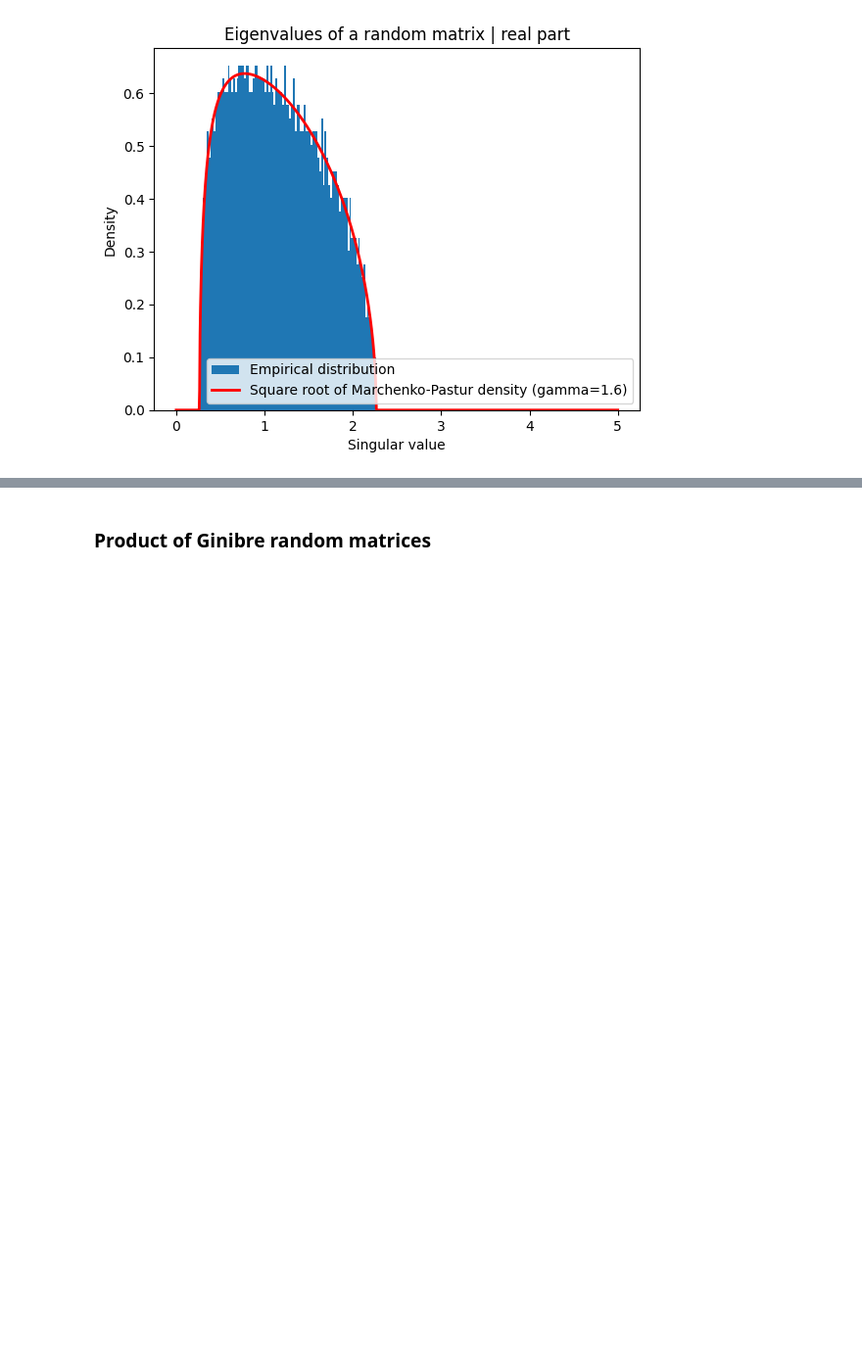
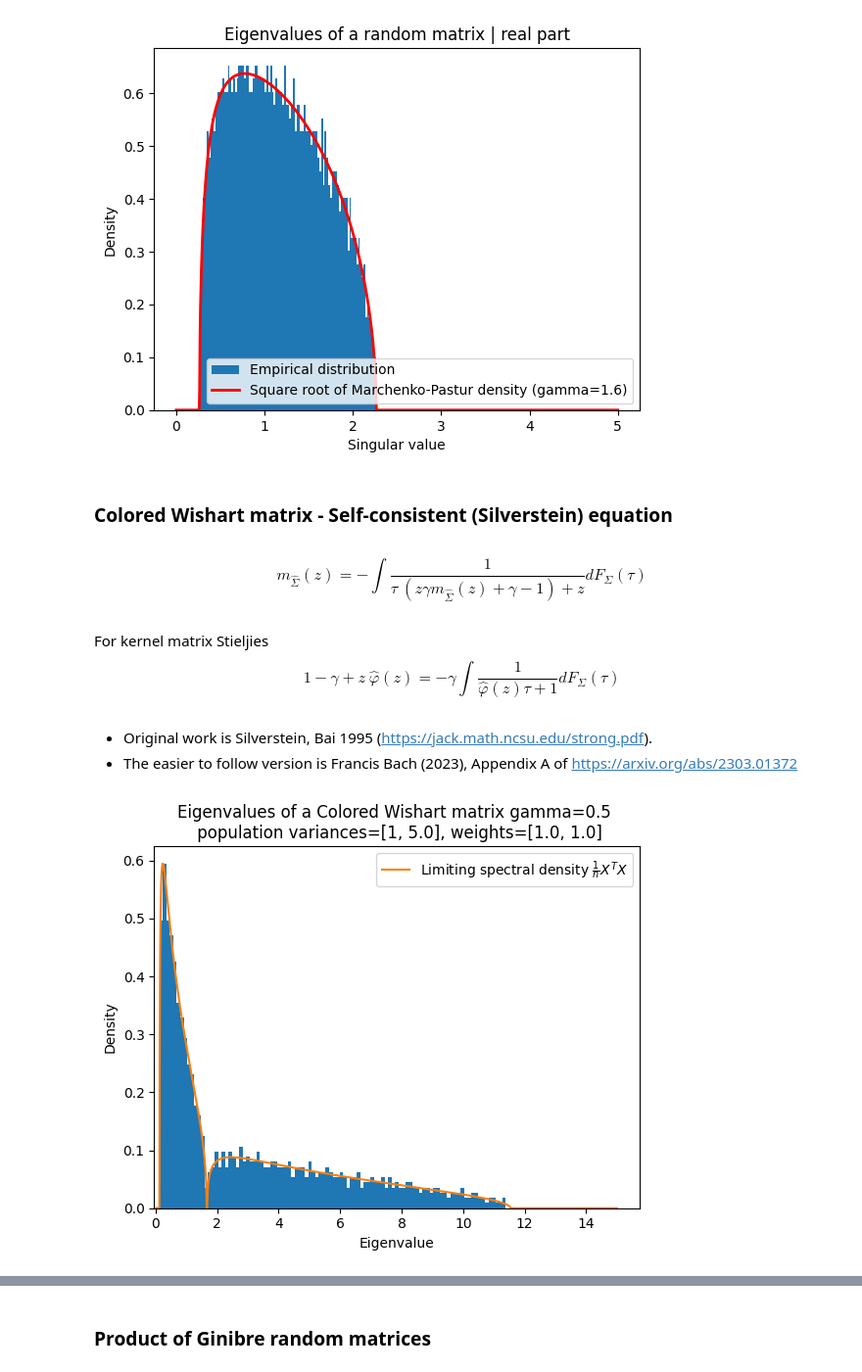
Before and after one commit to Animadversio/SpectralDistrODE, a Jupyter notebook: notebooks/demo_RMT_law.ipynb, the cells around one changed output, grey strips where cells are left out. Shown at 98% size. Cells and saved outputs as stored; diff of their text form; code cells hidden in the pictures; blank space fills up the shorter version.

```diff
--- a/notebooks/demo_RMT_law.ipynb
+++ b/notebooks/demo_RMT_law.ipynb
@@ -224,3 +244,17 @@ plt.title("Eigenvalues of a random matrix | real part")
 plt.show()
 # %% [output]
 [figure]
+# %% [markdown]
+### Colored Wishart matrix - Self-consistent (Silverstein) equation
+# %% [markdown]
+$$
+m_{\hat{\Sigma}}(z)=-\int\frac{1}{\tau\ (z\gamma m_{\hat{\Sigma}}(z)+\gamma-1)+z}dF_{\Sigma}(\tau)
+$$
+# %% [markdown]
+For kernel matrix Stieljies
+$$
+1-\gamma+z\ \hat{\varphi}(z)=-\gamma\int\frac{1}{\hat{\varphi}(z)\tau+1}dF_{\Sigma}(\tau)
+$$
+# %% [markdown]
+* Original work is Silverstein, Bai 1995 (https://jack.math.ncsu.edu/strong.pdf).
+* The easier to follow version is Francis Bach (2023), Appendix A of https://arxiv.org/abs/2303.01372
@@ -226,0 +303,22 @@ plt.show()
+# %%
+n = 2000
+gamma = 0.5
+p = int(n * gamma)
+X = np.random.randn(n, p)
+X[:, :p//2] *= np.sqrt(5)
+X[:, p//2:] *= np.sqrt(1)
+G = X.T @ X / n
+eigvals = np.linalg.eigvalsh(G)
+
+plt.hist(eigvals, bins=100, density=True)
+grid_x = np.linspace(0.01, 15, 2000)
+density, dual_density = compute_colored_wishart_density(grid_x, gamma, taus=[1, 5.0], weights=[1.0, 1.0])
+plt.plot(grid_x, density, label='Limiting spectral density $\\frac{1}{n} X^TX$')
+plt.legend()
+plt.xlim(-0.05, None)
+plt.xlabel("Eigenvalue")
+plt.ylabel("Density")
+plt.title(f"Eigenvalues of a Colored Wishart matrix gamma={gamma} \n population variances=[1, 5.0], weights=[1.0, 1.0]")
+plt.show()
+# %% [output]
+[figure, added]
```
Also changed, not shown: parts of 17 cells of this notebook.
